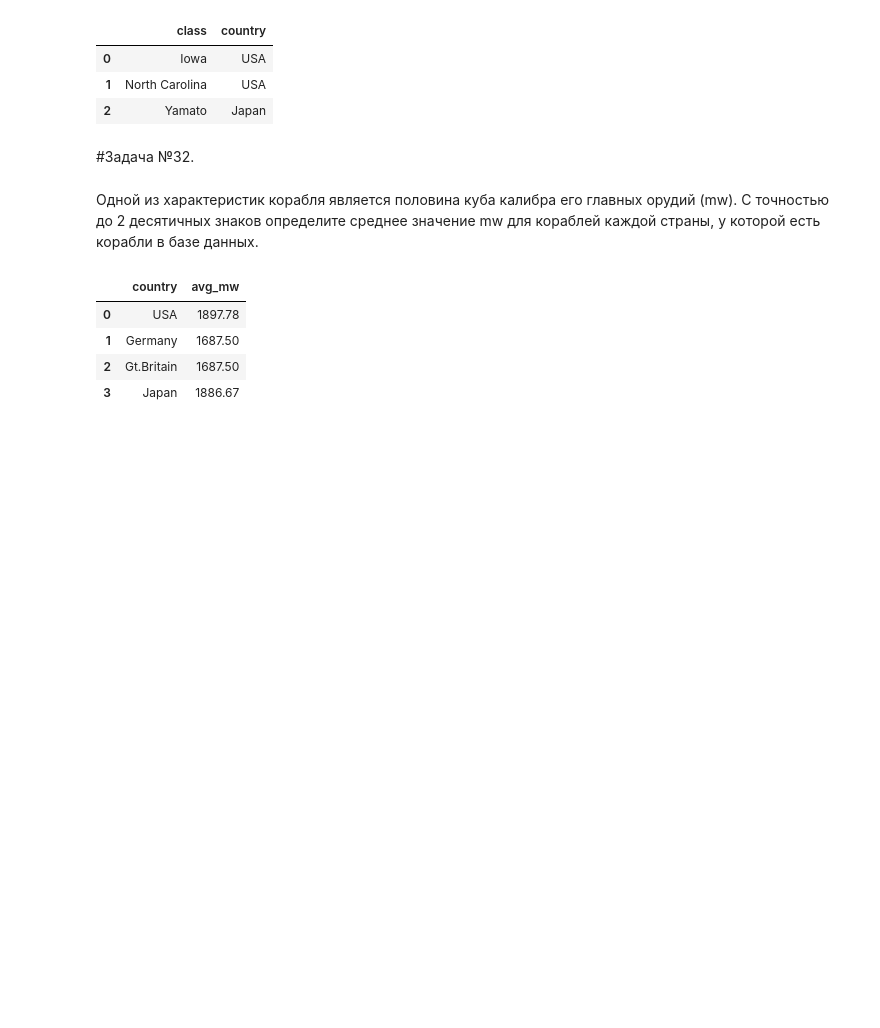
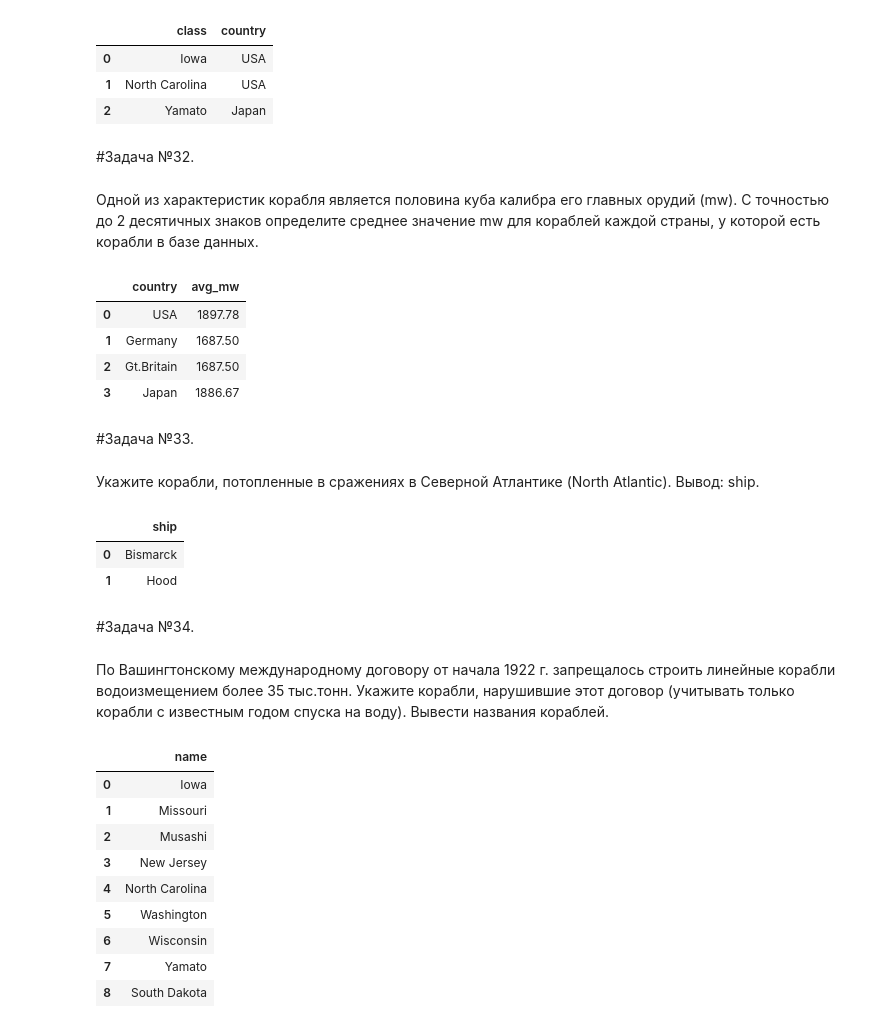
Before and after one commit to Kedrynez/Tasks-from-the-sql-ex.ru, a Jupyter notebook: sql_postgres_in_colab.ipynb, the cells around one changed output. Drawn from its saved outputs; the diff is of its cells as text; code cells hidden in the pictures; blank space fills up the shorter version.

```diff
--- a/sql_postgres_in_colab.ipynb
+++ b/sql_postgres_in_colab.ipynb
@@ -712,3 +730,7 @@ select(sql)
 | 1 | Germany | 1687.50 |
 | 2 | Gt.Britain | 1687.50 |
 | 3 | Japan | 1886.67 |
+# %% [markdown]
+#Задача №33.
+# %% [markdown]
+Укажите корабли, потопленные в сражениях в Северной Атлантике (North Atlantic). Вывод: ship.
@@ -714,0 +743,32 @@ select(sql)
+# %%
+select(sql)
+# %% [output]
+|  | ship |
+| 0 | Bismarck |
+| 1 | Hood |
+# %% [markdown]
+#Задача №34.
+# %% [markdown]
+По Вашингтонскому международному договору от начала 1922 г. запрещалось строить линейные корабли водоизмещением более 35 тыс.тонн. Укажите корабли, нарушившие этот договор (учитывать только корабли c известным годом спуска на воду). Вывести названия кораблей.
+# %%
+sql='''select s.name
+from ships s left join classes c ON s.class=c.class
+where c.displacement >35000
+and c.type ='bb'
+and s.launched IS  NOT NULL
+and s.launched >= 1922
+
+'''
+# %%
+select(sql)
+# %% [output]
+|  | name |
+| 0 | Iowa |
+| 1 | Missouri |
+| 2 | Musashi |
+| 3 | New Jersey |
+| 4 | North Carolina |
+| 5 | Washington |
+| 6 | Wisconsin |
+| 7 | Yamato |
+| 8 | South Dakota |
```
Also changed, not shown: parts of 28 cells of this notebook.
